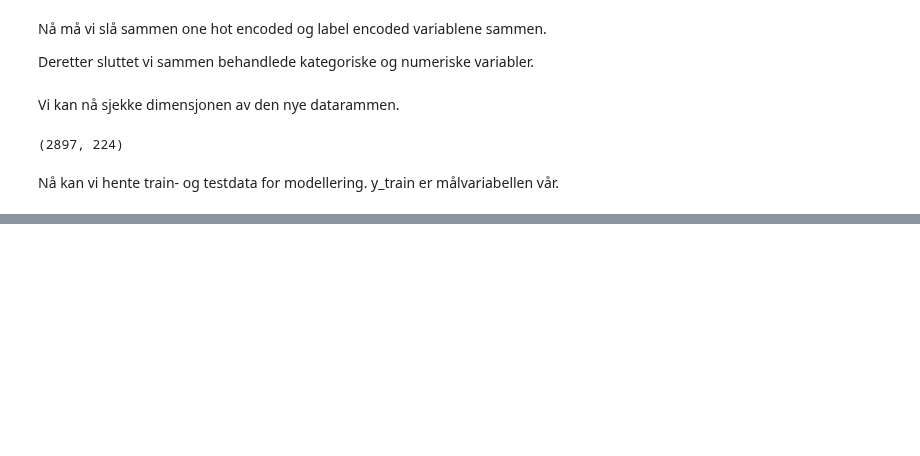
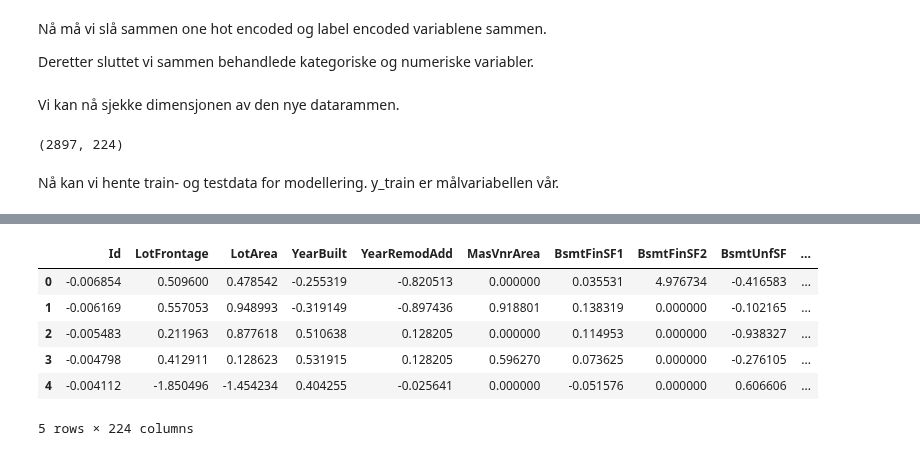
Before and after one commit to sebastianberge/ames-housing-prices, a Jupyter notebook: Ames - Housing Prices.ipynb, the cells around one changed output, grey strips where cells are left out. Drawn from its saved outputs; the diff is of its cells as text; code cells hidden in the pictures; blank space fills up the shorter version.

```diff
--- a/Ames - Housing Prices.ipynb
+++ b/Ames - Housing Prices.ipynb
@@ -458,0 +469,10 @@ TypeError: cannot do slice indexing on <class 'pandas.core.indexes.numeric.Int64
+# %%
+df_test_final.head()
+# %% [output]
+|  | Id | LotFrontage | LotArea | YearBuilt | YearRemodAdd | MasVnrArea | BsmtFinSF1 | BsmtFinSF2 | BsmtUnfSF | ... |
+| 0 | -0.006854 | 0.509600 | 0.478542 | -0.255319 | -0.820513 | 0.000000 | 0.035531 | 4.976734 | -0.416583 | ... |
+| 1 | -0.006169 | 0.557053 | 0.948993 | -0.319149 | -0.897436 | 0.918801 | 0.138319 | 0.000000 | -0.102165 | ... |
+| 2 | -0.005483 | 0.211963 | 0.877618 | 0.510638 | 0.128205 | 0.000000 | 0.114953 | 0.000000 | -0.938327 | ... |
+| 3 | -0.004798 | 0.412911 | 0.128623 | 0.531915 | 0.128205 | 0.596270 | 0.073625 | 0.000000 | -0.276105 | ... |
+| 4 | -0.004112 | -1.850496 | -1.454234 | 0.404255 | -0.025641 | 0.000000 | -0.051576 | 0.000000 | 0.606606 | ... |
+5 rows × 224 columns
```
Also changed, not shown: parts of 22 cells of this notebook.
